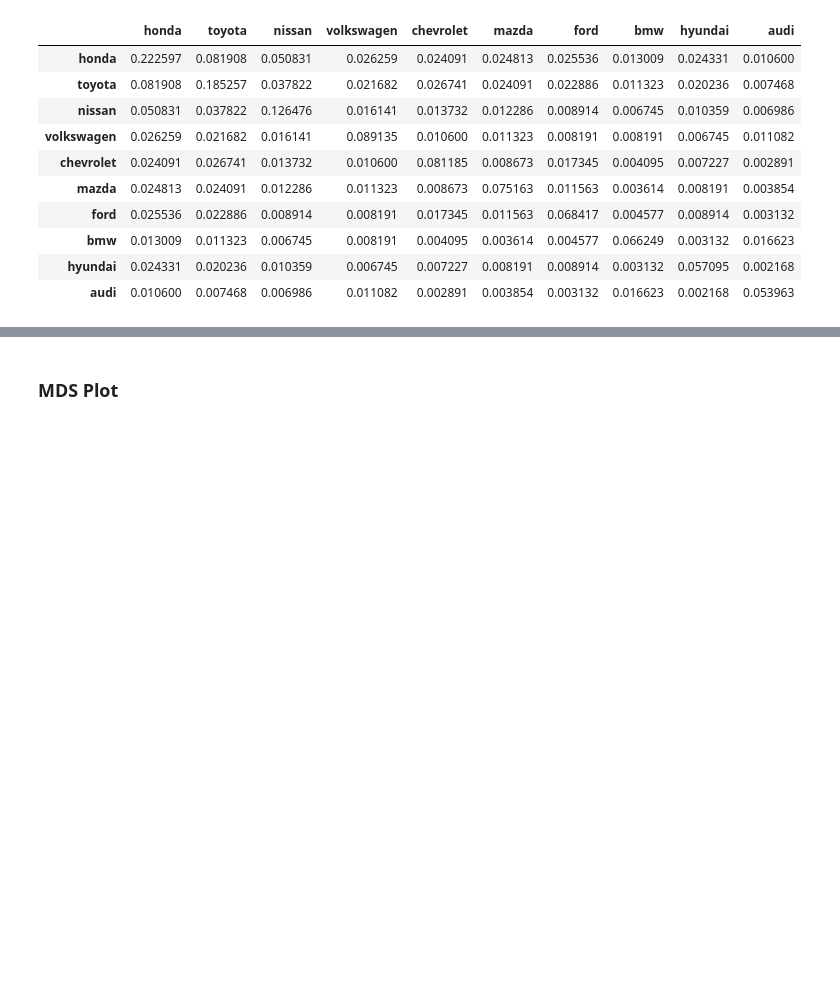
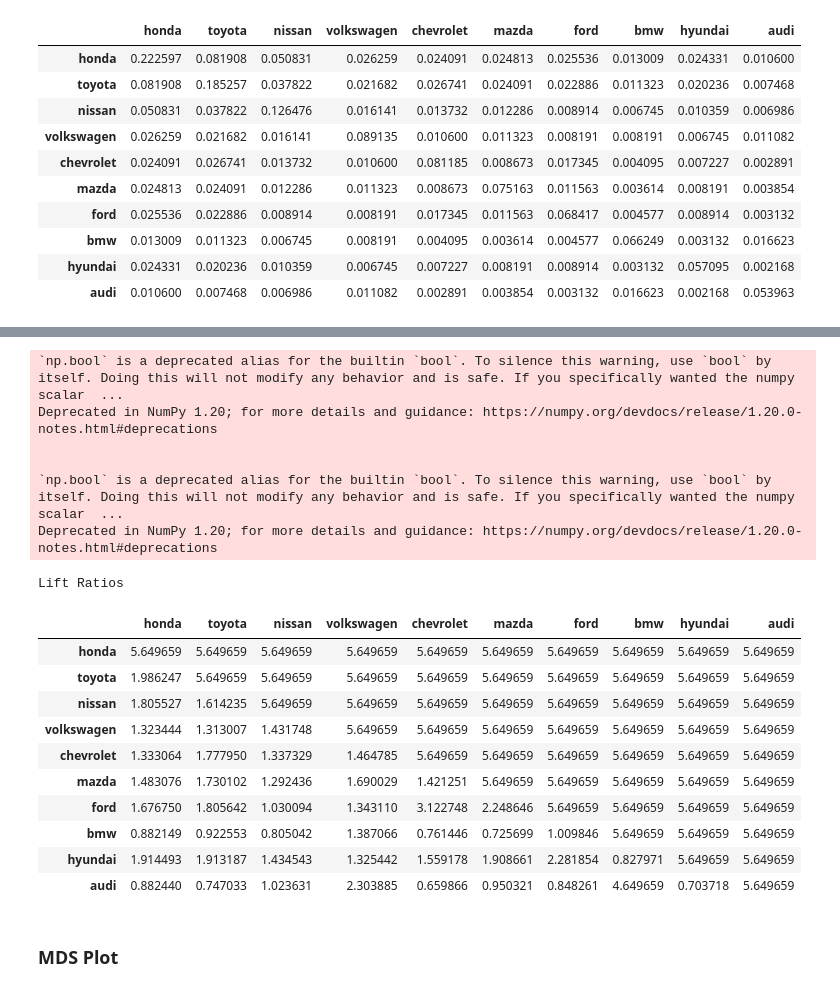
Before and after one commit to zack-tan/car-forums-text-analysis, a Jupyter notebook: ananya_a&b.ipynb, the cells around one changed output, grey strips where cells are left out. Cells and saved outputs as stored; diff of their text form; code cells hidden in the pictures; blank space fills up the shorter version.

```diff
--- a/ananya_a&b.ipynb
+++ b/ananya_a&b.ipynb
@@ -228,2 +289,54 @@ lift_df
+# %%
+import numpy as np
+np.tril(np.ones(lift_df.shape)).astype(np.bool)[0:10,0:10]
+df_lt = lift_df.where(np.tril(np.ones(lift_df.shape)).astype(np.bool))
+df_lt
+
+
+#dealing with null values
+df_lt.fillna(df_lt.max().max()+1, inplace=True)
+
+def color_max_white(val, max_val):
+    color = 'white' if val == max_val else 'black'
+    return 'color: %s' % color
+
+def highlight_max(data, color='white'):
+    attr = 'background-color: {}'.format(color)
+    if data.ndim == 1:  # Series from .apply(axis=0) or axis=1
+        is_max = data == data.max()
+        return [attr if v else '' for v in is_max]
+    else:  # from .apply(axis=None)
+        is_max = data == data.max().max()
+        return pd.DataFrame(np.where(is_max, attr, ''),
+                            index=data.index, columns=data.columns)
+
+max_val = df_lt.max().max()
+#df_lt.style.format("{:.2f}").background_gradient(cmap='YlGnBu', axis=None).applymap(lambda x: color_max_white(x, max_val)).apply(highlight_max, axis=None)
+
+def make_pretty(styler):
+    styler.set_caption("Lift Ratios")
+    styler.background_gradient(cmap='YlGnBu', axis=None).applymap(lambda x: color_max_white(x, max_val)).apply(highlight_max, axis=None)
+    return styler
+
+make_pretty(df_lt.style)
+# %% [output]
+`np.bool` is a deprecated alias for the builtin `bool`. To silence this warning, use `bool` by itself. Doing this will not modify any behavior and is safe. If you specifically wanted the numpy scalar  ...
+Deprecated in NumPy 1.20; for more details and guidance: https://numpy.org/devdocs/release/1.20.0-notes.html#deprecations
+
+
+`np.bool` is a deprecated alias for the builtin `bool`. To silence this warning, use `bool` by itself. Doing this will not modify any behavior and is safe. If you specifically wanted the numpy scalar  ...
+Deprecated in NumPy 1.20; for more details and guidance: https://numpy.org/devdocs/release/1.20.0-notes.html#deprecations
+Lift Ratios
+|  | honda | toyota | nissan | volkswagen | chevrolet | mazda | ford | bmw | hyundai | audi |
+| honda | 5.649659 | 5.649659 | 5.649659 | 5.649659 | 5.649659 | 5.649659 | 5.649659 | 5.649659 | 5.649659 | 5.649659 |
+| toyota | 1.986247 | 5.649659 | 5.649659 | 5.649659 | 5.649659 | 5.649659 | 5.649659 | 5.649659 | 5.649659 | 5.649659 |
+| nissan | 1.805527 | 1.614235 | 5.649659 | 5.649659 | 5.649659 | 5.649659 | 5.649659 | 5.649659 | 5.649659 | 5.649659 |
+| volkswagen | 1.323444 | 1.313007 | 1.431748 | 5.649659 | 5.649659 | 5.649659 | 5.649659 | 5.649659 | 5.649659 | 5.649659 |
+| chevrolet | 1.333064 | 1.777950 | 1.337329 | 1.464785 | 5.649659 | 5.649659 | 5.649659 | 5.649659 | 5.649659 | 5.649659 |
+| mazda | 1.483076 | 1.730102 | 1.292436 | 1.690029 | 1.421251 | 5.649659 | 5.649659 | 5.649659 | 5.649659 | 5.649659 |
+| ford | 1.676750 | 1.805642 | 1.030094 | 1.343110 | 3.122748 | 2.248646 | 5.649659 | 5.649659 | 5.649659 | 5.649659 |
+| bmw | 0.882149 | 0.922553 | 0.805042 | 1.387066 | 0.761446 | 0.725699 | 1.009846 | 5.649659 | 5.649659 | 5.649659 |
+| hyundai | 1.914493 | 1.913187 | 1.434543 | 1.325442 | 1.559178 | 1.908661 | 2.281854 | 0.827971 | 5.649659 | 5.649659 |
+| audi | 0.882440 | 0.747033 | 1.023631 | 2.303885 | 0.659866 | 0.950321 | 0.848261 | 4.649659 | 0.703718 | 5.649659 |
 # %% [markdown]
 ### MDS Plot
```
Also changed, not shown: parts of 9 cells of this notebook.
